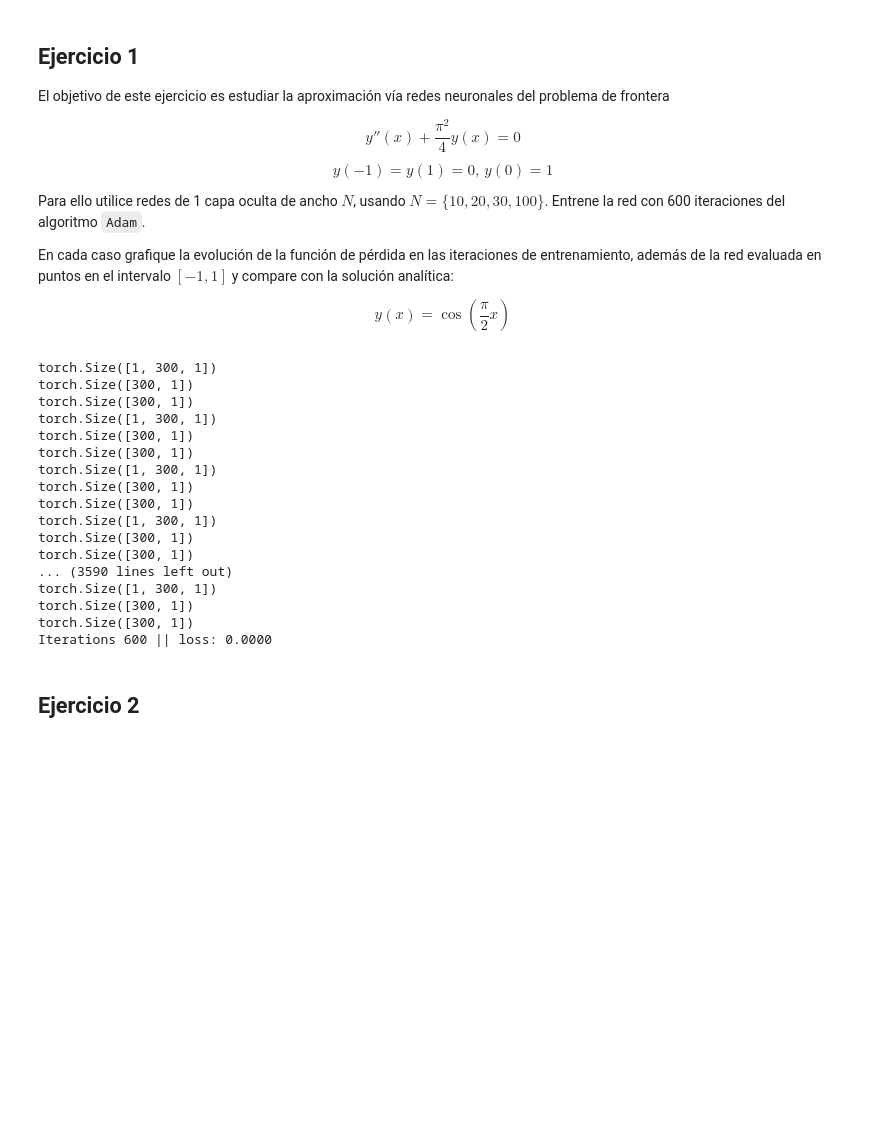
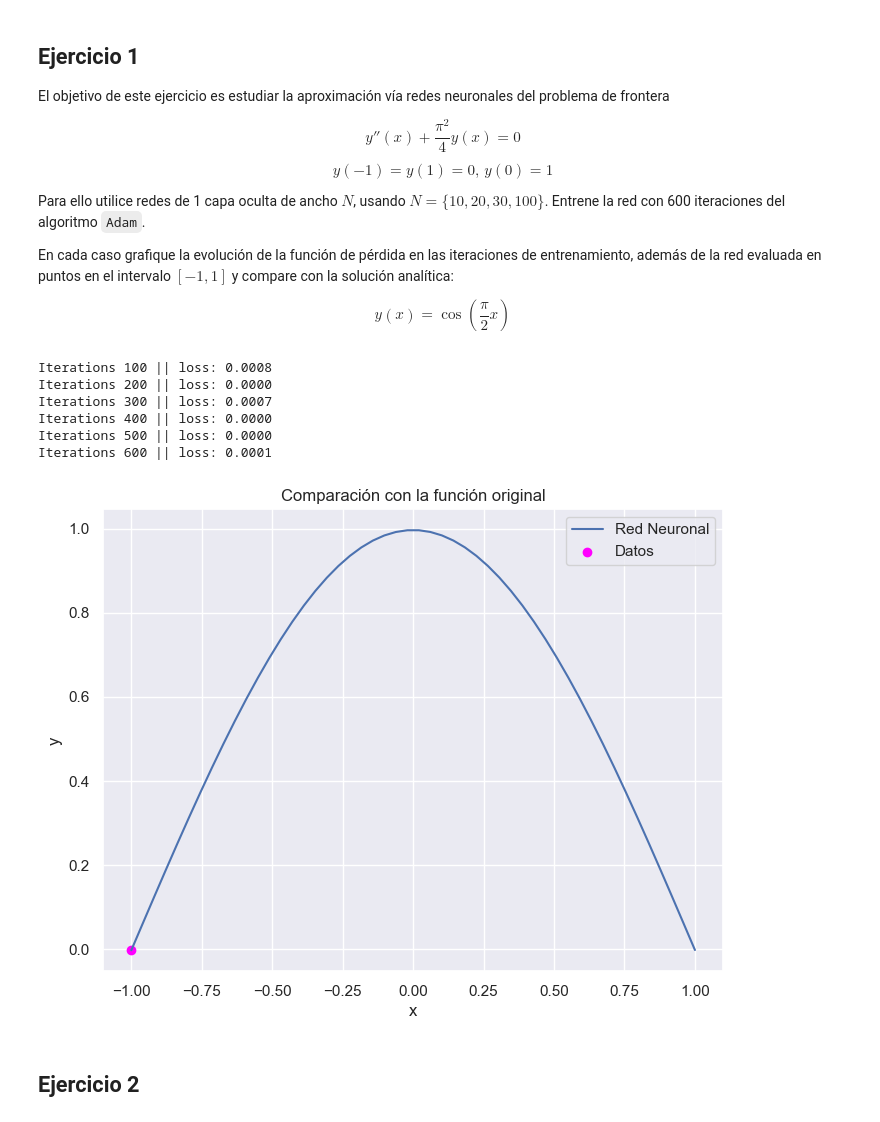
Before and after one commit to Miguel-Escobar/topicos-en-NN, a Jupyter notebook: Tarea1/MA5606_Tarea_1_Enunciado.ipynb, the cells around one changed output. Drawn from its saved outputs; the diff is of its cells as text; code cells hidden in the pictures; blank space fills up the shorter version.

```diff
--- a/Tarea1/MA5606_Tarea_1_Enunciado.ipynb
+++ b/Tarea1/MA5606_Tarea_1_Enunciado.ipynb
@@ -81,19 +85,13 @@ def derivative(f, variable):
 
 def ode_difference(x, net):
     y = net(x).unsqueeze(0)
-    net_y = y[:, 0]
-    net_dy = y[:, 1]
     dy = derivative(y, x)
-    dnet_dy = dy[:, 0]
-    dnet_ddy = dy[:, 1]
-    print(y.shape)
-    print(dy.shape)
-    print(x.shape)
-
-    return
+    ddy = derivative(dy, x)
+    return (ddy + (np.pi**2 / 4) * y)
 
 n_layers = 3 # Número de capas
 wide = 100 # Ancho
+
 
 # Dimensiones de entrada y salida, que serán iguales en este caso
 dim_input = 1
@@ -108,8 +106,11 @@ optimizer = torch.optim.Adam(net.parameters())
 # Pesos de las funciones de pérdida
 weights = (1, 1)
 
-# Valor inicial
-y_initial = 1/2
+# Valores iniciales
+x_initial = torch.tensor([[-1.0], [0.0], [1.0]])
+y_initial = torch.tensor([[0.], [1.], [0.]])
+# x_initial = torch.tensor([[0.0]])
+# y_initial = torch.tensor([[1.0]])
 
 # Iteraciones de entrenamiento
 iters = 600
@@ -120,12 +121,8 @@ samples_phys = 300
 # Iremos guardando la pérdida en cada época
 loss_record = []
 
-
-# Posiciones en x a evauar
-x_initial = torch.zeros(1, 1)
-
 # Tiempo para evaluar lo que devuelve el residuo de la EDO
-x_phys = torch.linspace(0, 2, samples_phys).reshape((samples_phys, 1)).requires_grad_()
+x_phys = torch.linspace(-1, 1, samples_phys).reshape((samples_phys, 1)).requires_grad_()
 
 def calc_loss():
 
@@ -134,11 +131,11 @@ def calc_loss():
     ####
 
     # Predicción en el medio
-    output_initial = net(x_initial).unsqueeze(0)
+    output_initial = net(x_initial)
 
     # Objetivo o target, es lo que debería dar, en este caso
     # la condición inicial real
-    target_initial = torch.ones(1, 1, 1)*y_initial
+    target_initial = y_initial
 
     # Cálculo de la perdida en la condición inicial
     loss_initial = nn.MSELoss()(output_initial, target_initial)
@@ -189,23 +186,39 @@ try:
 except KeyboardInterrupt:
     pass
 # %% [output]
-torch.Size([1, 300, 1])
-torch.Size([300, 1])
-torch.Size([300, 1])
-torch.Size([1, 300, 1])
-torch.Size([300, 1])
-torch.Size([300, 1])
-torch.Size([1, 300, 1])
-torch.Size([300, 1])
-torch.Size([300, 1])
-torch.Size([1, 300, 1])
-torch.Size([300, 1])
-torch.Size([300, 1])
-... (3590 lines left out)
-torch.Size([1, 300, 1])
-torch.Size([300, 1])
-torch.Size([300, 1])
-Iterations 600 || loss: 0.0000
+Iterations 100 || loss: 0.0008
+Iterations 200 || loss: 0.0000
+Iterations 300 || loss: 0.0007
+Iterations 400 || loss: 0.0000
+Iterations 500 || loss: 0.0000
+Iterations 600 || loss: 0.0001
+# %%
+x0, xf = -1, 1
+N, dim = 50, 1
+size = (N, dim)
+# Generamos datos para poder testear el resultado de la red
+N_test = 50
+X_test = torch.linspace(x0, xf, N_test).reshape((N_test, dim))
+y_test = net(X_test).squeeze()
+# y_true = y_analitica(X_test).squeeze()
+
+datax = [x_initial[0][0]]
+datay = [net(x_initial).detach()[0][0]]
+
+fix, ax = plt.subplots(1, 1, figsize=(8, 6))
+# Cuando pasamos un tensor a través de una red entrenada
+# debemos utilizar detach() para eliminar el grafo que se utiliza
+# en la autodiferenciación
+ax.plot(X_test, y_test.detach(), label="Red Neuronal")
+# ax.scatter(X_test, y_true, label="Verdadero", c="orange")
+ax.scatter(datax, datay, c="magenta", label="Datos")
+ax.set_xlabel("x")
+ax.set_ylabel("y")
+ax.set_title("Comparación con la función original")
+ax.legend()
+plt.show()
+# %% [output]
+[figure, added]
 # %% [markdown]
 ## **Ejercicio 2**
 # %% [markdown]
```
Also changed, not shown: parts of 3 cells of this notebook, 2 other files.
